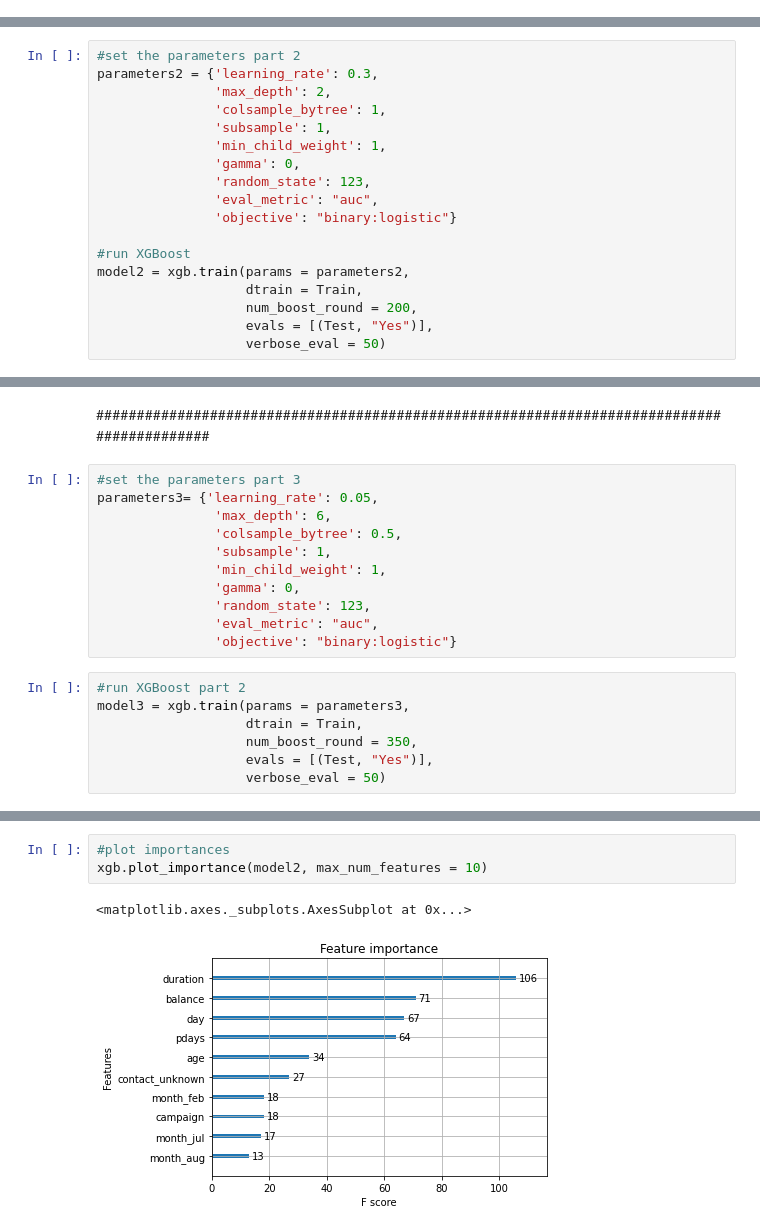
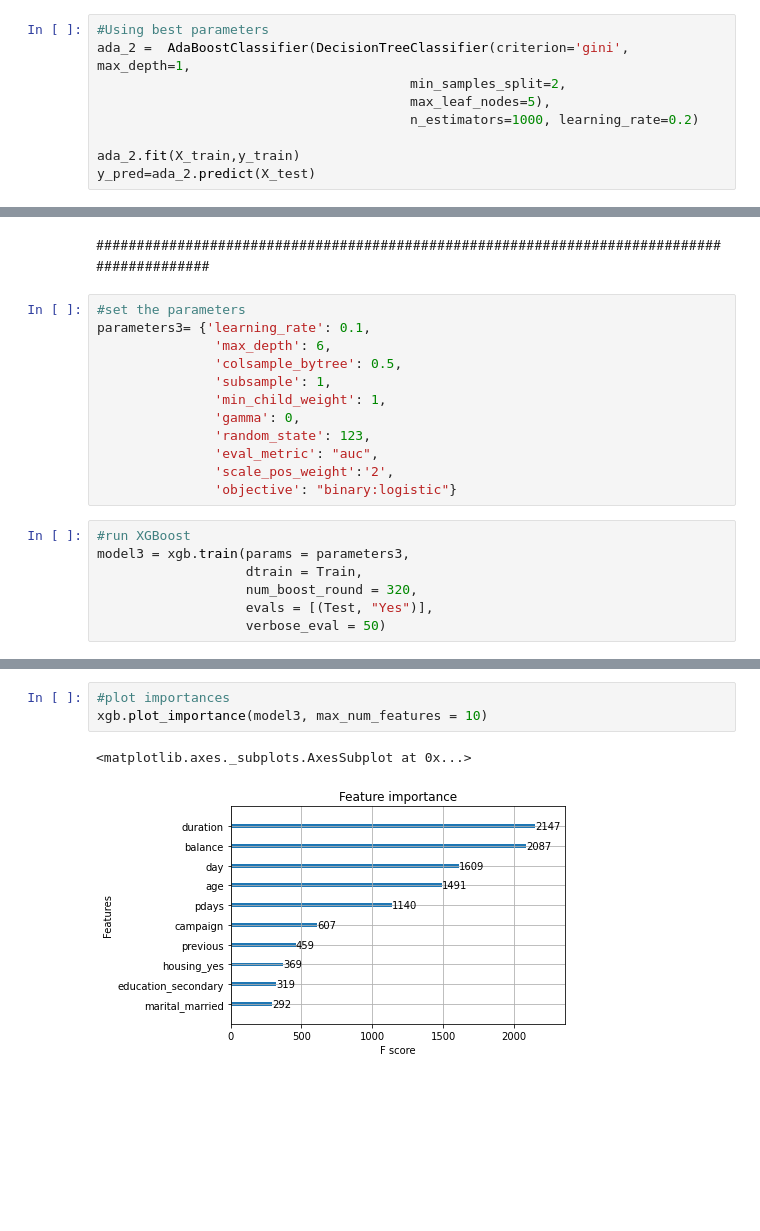
Before and after one commit to hiteshtiwari7/BANK-MARKETING-CAMPAIGN, a Jupyter notebook: BankMarketing.ipynb, the cells around one changed output, grey strips where cells are left out. Drawn from its saved outputs; the diff is of its cells as text; blank space fills up the shorter version.

```diff
--- a/BankMarketing.ipynb
+++ b/BankMarketing.ipynb
@@ -380,0 +373,9 @@ df_final
+# %%
+#Using best parameters
+ada_2 =  AdaBoostClassifier(DecisionTreeClassifier(criterion='gini', max_depth=1,
+                                        min_samples_split=2,
+                                        max_leaf_nodes=5),
+                                        n_estimators=1000, learning_rate=0.2)
+
+ada_2.fit(X_train,y_train)
+y_pred=ada_2.predict(X_test)
@@ -398,18 +455,0 @@ Test = xgb.DMatrix(X_test, label = y_test, feature_names = feature_columns)
-# %%
-#set the parameters part 2
-parameters2 = {'learning_rate': 0.3,
-               'max_depth': 2,
-               'colsample_bytree': 1,
-               'subsample': 1,
-               'min_child_weight': 1,
-               'gamma': 0,
-               'random_state': 123,
-               'eval_metric': "auc",
-               'objective': "binary:logistic"}
-
-#run XGBoost
-model2 = xgb.train(params = parameters2,
-                   dtrain = Train,
-                   num_boost_round = 200,
-                   evals = [(Test, "Yes")],
-                   verbose_eval = 50)
@@ -507,8 +516,8 @@ Stopping. Best iteration:
 # %% [markdown]
 ###########################################################################################
 # %%
-#set the parameters part 3
-parameters3= {'learning_rate': 0.05,
+#set the parameters
+parameters3= {'learning_rate': 0.1,
                'max_depth': 6,
                'colsample_bytree': 0.5,
                'subsample': 1,
@@ -516,12 +525,13 @@ parameters3= {'learning_rate': 0.05,
                'gamma': 0,
                'random_state': 123,
                'eval_metric': "auc",
+               'scale_pos_weight':'2',
                'objective': "binary:logistic"}
 # %%
-#run XGBoost part 2
+#run XGBoost
 model3 = xgb.train(params = parameters3,
                    dtrain = Train,
-                   num_boost_round = 350,
+                   num_boost_round = 320,
                    evals = [(Test, "Yes")],
                    verbose_eval = 50)
 # %% [output]
@@ -602,6 +612,6 @@ print(f1_score(y_test, predictions_3), ": is the f1 score")
 # %%
 #plot importances
-xgb.plot_importance(model2, max_num_features = 10)
+xgb.plot_importance(model3, max_num_features = 10)
 # %% [output]
 <matplotlib.axes._subplots.AxesSubplot at 0x...>
-[figure, old version]
+[figure, new version]
```
Also changed, not shown: parts of 46 cells of this notebook.
